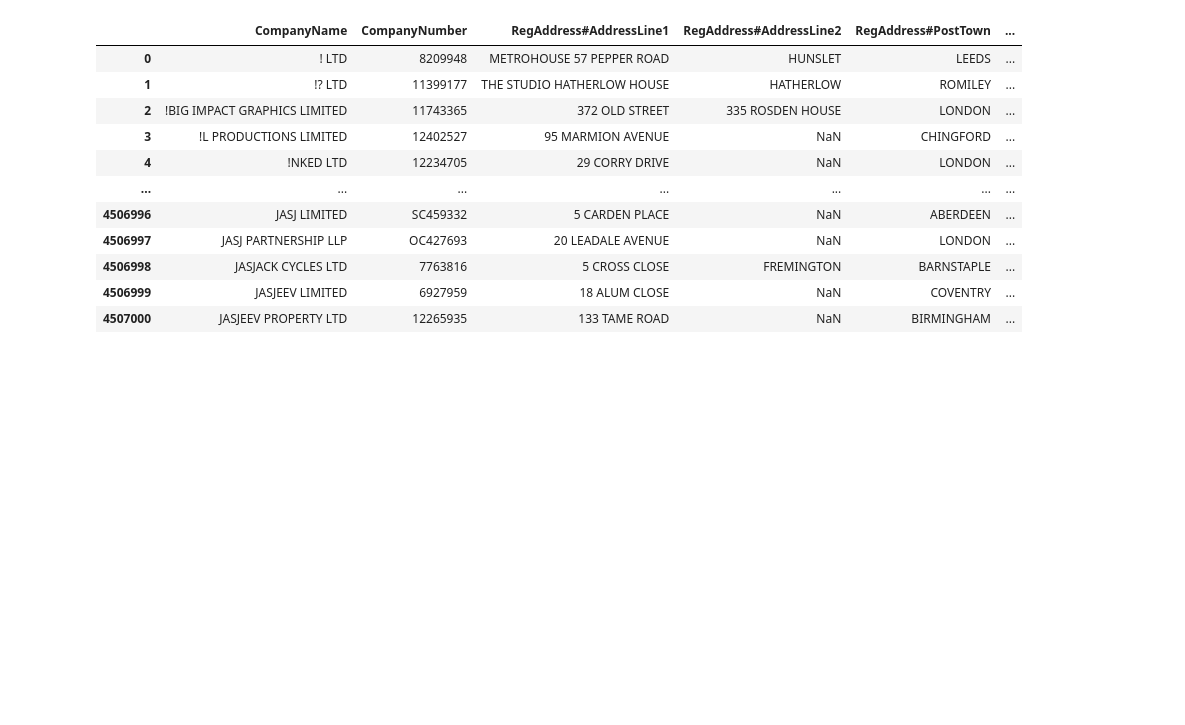
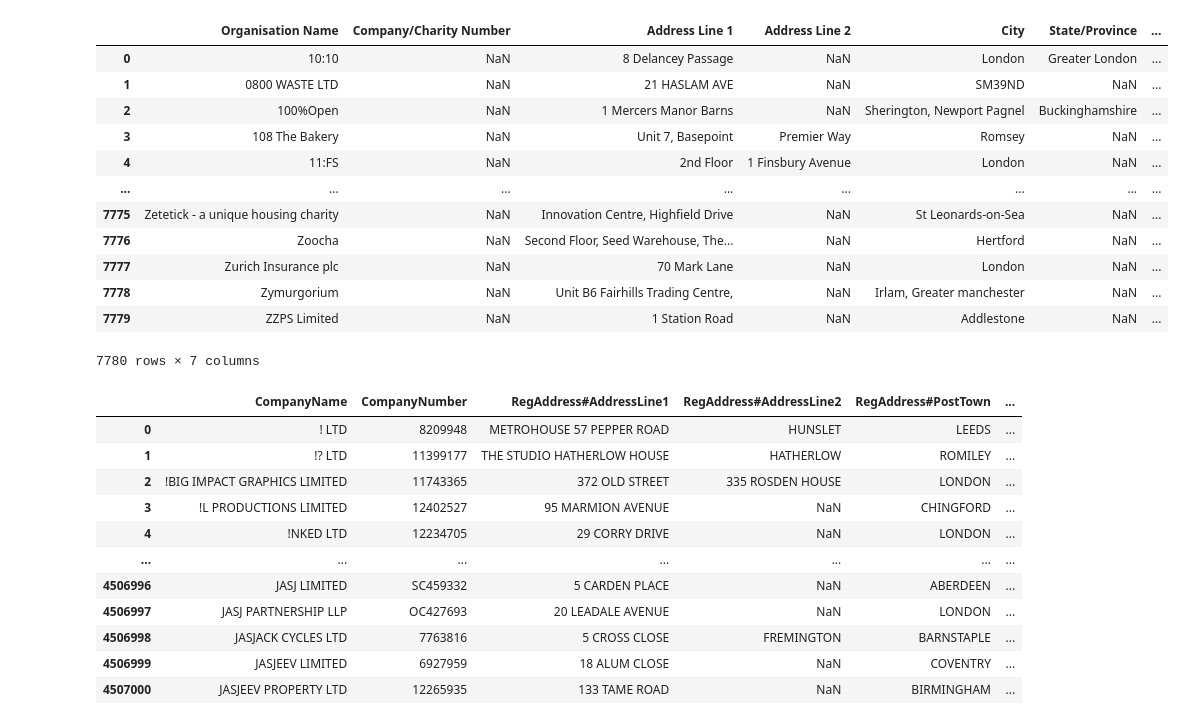
Before and after one commit to jacksim588/Record-Linkage, a Jupyter notebook: General-RL 1.1.ipynb, the cells around one changed output. Cells and saved outputs as stored; diff of their text form; code cells hidden in the pictures; blank space fills up the shorter version.

```diff
--- a/General-RL 1.1.ipynb
+++ b/General-RL 1.1.ipynb
@@ -27,5 +25,21 @@ df_BCD = pd.read_csv(r"C:\Users\Clamfighter\Machine_Learning_Project\my_env\Hegg
 # %%
-df_LW = pd.read_csv(r"C:\Users\Clamfighter\Machine_Learning_Project\my_env\Heggle\Record Linkage - Company Data\Company Data\RLW.csv",encoding = "ISO-8859-1" )
+df_LW = pd.read_csv(r"C:\Users\jacks\Documents\Document(Offline)\Barcanet\Record Linkage\RLW-Accreditations.csv",encoding = "ISO-8859-1" )
+
+df_LW
+# %% [output]
+|  | Organisation Name | Company/Charity Number | Address Line 1 | Address Line 2 | City | State/Province | ... |
+| 0 | 10:10 | NaN | 8 Delancey Passage | NaN | London | Greater London | ... |
+| 1 | 0800 WASTE LTD | NaN | 21 HASLAM AVE | NaN | SM39ND | NaN | ... |
+| 2 | 100%Open | NaN | 1 Mercers Manor Barns | NaN | Sherington, Newport Pagnel | Buckinghamshire | ... |
+| 3 | 108 The Bakery | NaN | Unit 7, Basepoint | Premier Way | Romsey | NaN | ... |
+| 4 | 11:FS | NaN | 2nd Floor | 1 Finsbury Avenue | London | NaN | ... |
+| ... | ... | ... | ... | ... | ... | ... | ... |
+| 7775 | Zetetick - a unique housing charity | NaN | Innovation Centre, Highfield Drive | NaN | St Leonards-on-Sea | NaN | ... |
+| 7776 | Zoocha | NaN | Second Floor, Seed Warehouse, The... | NaN | Hertford | NaN | ... |
+| 7777 | Zurich Insurance plc | NaN | 70 Mark Lane | NaN | London | NaN | ... |
+| 7778 | Zymurgorium | NaN | Unit B6 Fairhills Trading Centre, | NaN | Irlam, Greater manchester | NaN | ... |
+| 7779 | ZZPS Limited | NaN | 1 Station Road | NaN | Addlestone | NaN | ... |
+7780 rows × 7 columns
 # %%
 df_BCD = df_BCD.drop(df_BCD.columns[10:], axis=1)
 df_BCD = df_BCD.drop(['RegAddress#CareOf',
```
Also changed, not shown: parts of 10 cells of this notebook.
